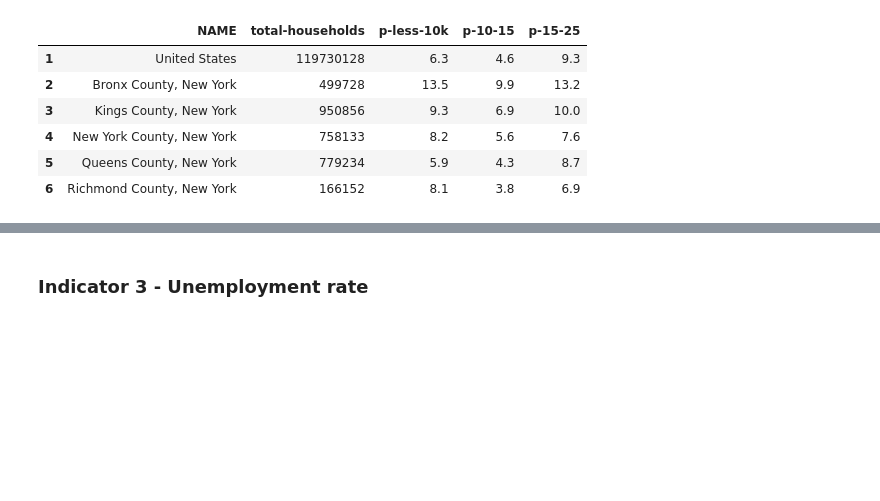
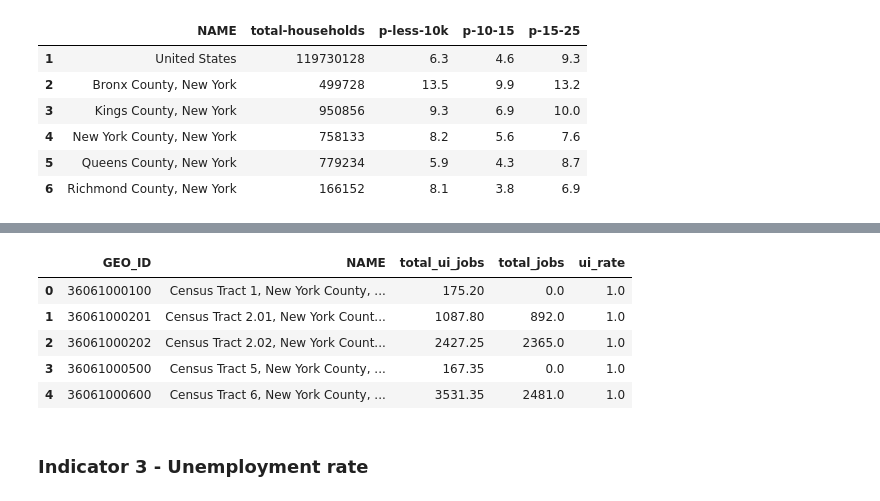
Before and after one commit to community-insight-impact/cvi_ucla_partnership, a Jupyter notebook: notebooks/merge_data_rent.ipynb, the cells around one changed output, grey strips where cells are left out. Drawn from its saved outputs; the diff is of its cells as text; code cells hidden in the pictures; blank space fills up the shorter version.

Commit message:
update indicator 3: UI coverage

```diff
--- a/notebooks/merge_data_rent.ipynb
+++ b/notebooks/merge_data_rent.ipynb
@@ -214,0 +229,10 @@ income
+# %%
+acs = pd.read_csv('../data/UI_coverage/ACS_DP03_cleaned.csv', low_memory=False)
+rac_avg = pd.read_csv('../data/UI_coverage/ny_rac_cleaned.csv', low_memory=False)
+# %%
+ui_coverage = acs.merge(rac_avg, left_on='GEO_ID', right_on='trct', how='left')
+ui_coverage['ui_rate'] = ui_coverage['total_ui_jobs'] / ui_coverage['total_jobs']
+ui_coverage = ui_coverage[['GEO_ID', 'NAME', 'total_ui_jobs', 'total_jobs', 'ui_rate']]
+
+print('# ui rate>1:', sum(ui_coverage['ui_rate']>1))
+print(ui_coverage[~np.isinf(ui_coverage.ui_rate)].ui_rate.describe())
@@ -215,3 +250,13 @@ income
+# %%
+ui_coverage.loc[ui_coverage['ui_rate']>1, 'ui_rate'] = 1
+ui_coverage.head()
+# %% [output]
+|  | GEO_ID | NAME | total_ui_jobs | total_jobs | ui_rate |
+| 0 | 36061000100 | Census Tract 1, New York County, ... | 175.20 | 0.0 | 1.0 |
+| 1 | 36061000201 | Census Tract 2.01, New York Count... | 1087.80 | 892.0 | 1.0 |
+| 2 | 36061000202 | Census Tract 2.02, New York Count... | 2427.25 | 2365.0 | 1.0 |
+| 3 | 36061000500 | Census Tract 5, New York County, ... | 167.35 | 0.0 | 1.0 |
+| 4 | 36061000600 | Census Tract 6, New York County, ... | 3531.35 | 2481.0 | 1.0 |
 # %% [markdown]
 ### Indicator 3 - Unemployment rate
 # %%
```
Also changed, not shown: parts of 4 cells of this notebook, 4 other files.
